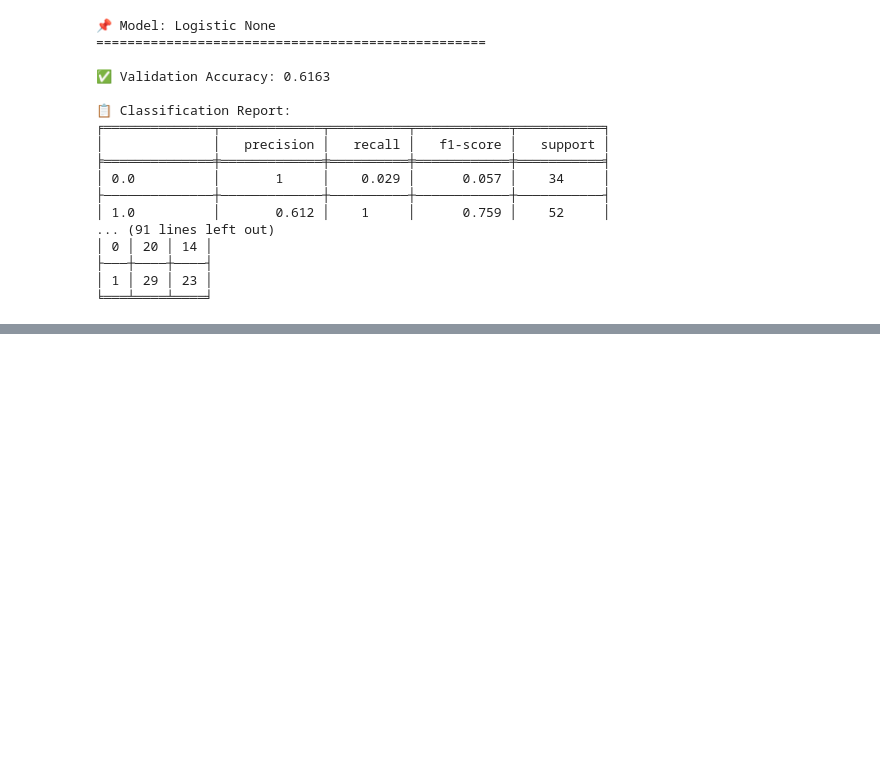
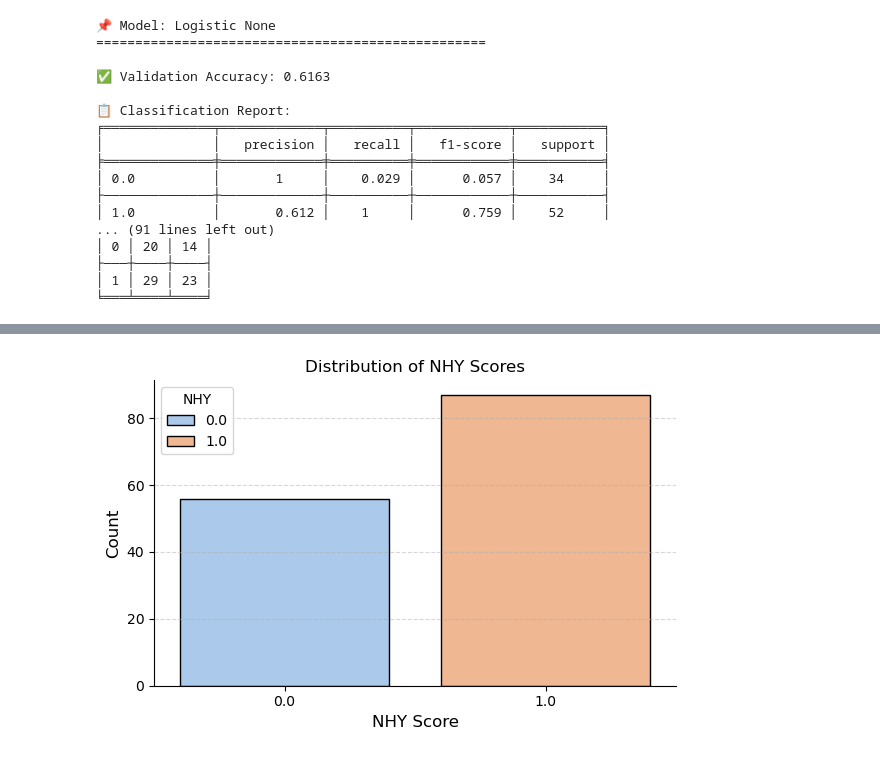
Before and after one commit to veenabala123/summer-2025-parkinsonpredict, a Jupyter notebook: notebooks/models/Binary/model_baseline_demographic.ipynb, the cells around one changed output, grey strips where cells are left out. Cells and saved outputs as stored; diff of their text form; code cells hidden in the pictures; blank space fills up the shorter version.

```diff
--- a/notebooks/models/Binary/model_baseline_demographic.ipynb
+++ b/notebooks/models/Binary/model_baseline_demographic.ipynb
@@ -123,0 +228,12 @@ for model_type in models_list:
+# %%
+plt.figure(figsize=(6, 4))
+sns.countplot(x='NHY', data=Y_test.to_frame(name='NHY'), hue='NHY', palette='pastel', edgecolor='black')
+plt.title("Distribution of NHY Scores", fontsize=12)
+plt.xlabel("NHY Score", fontsize=12)
+plt.ylabel("Count", fontsize=12)
+plt.grid(axis='y', linestyle='--', alpha=0.5)
+sns.despine()
+plt.tight_layout()
+plt.show()
+# %% [output]
+[figure, added]
```
Also changed, not shown: parts of 6 cells of this notebook, 4 other files.
